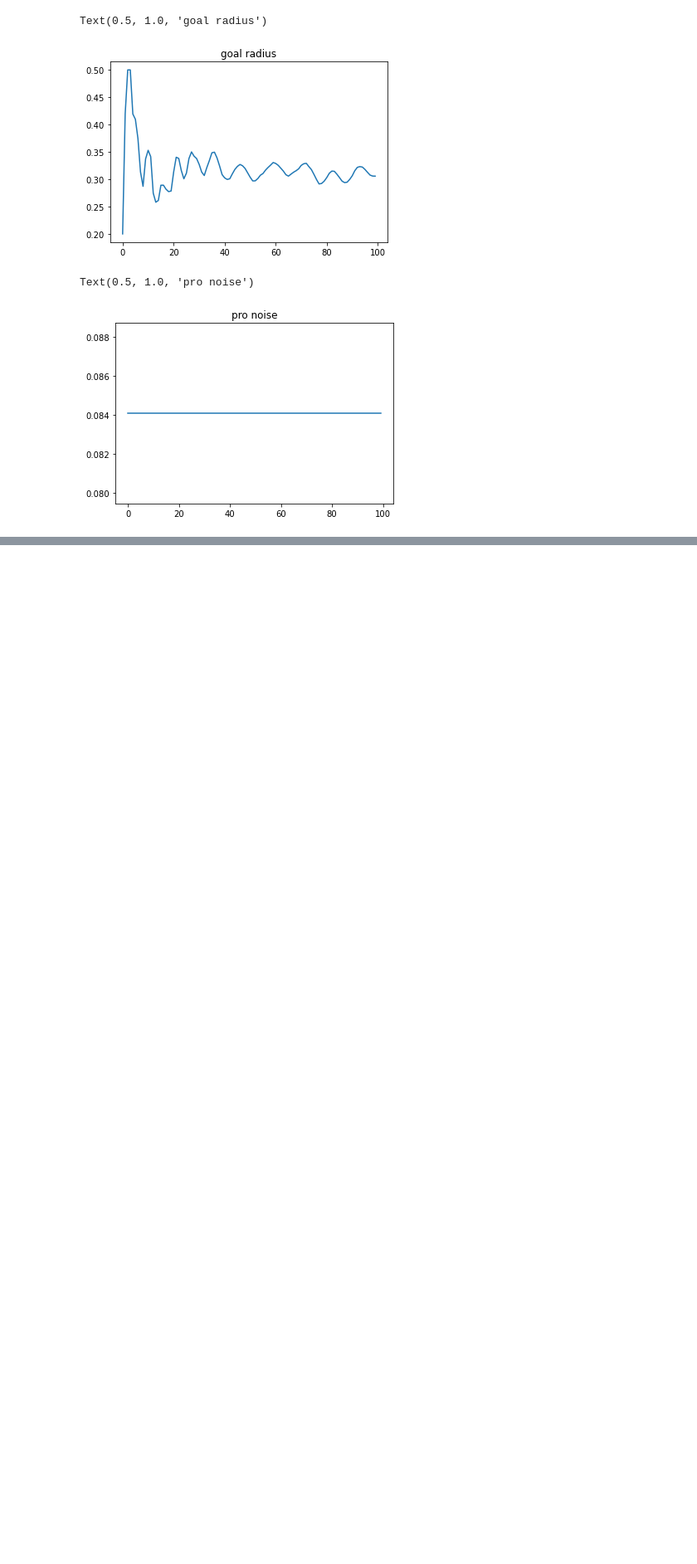
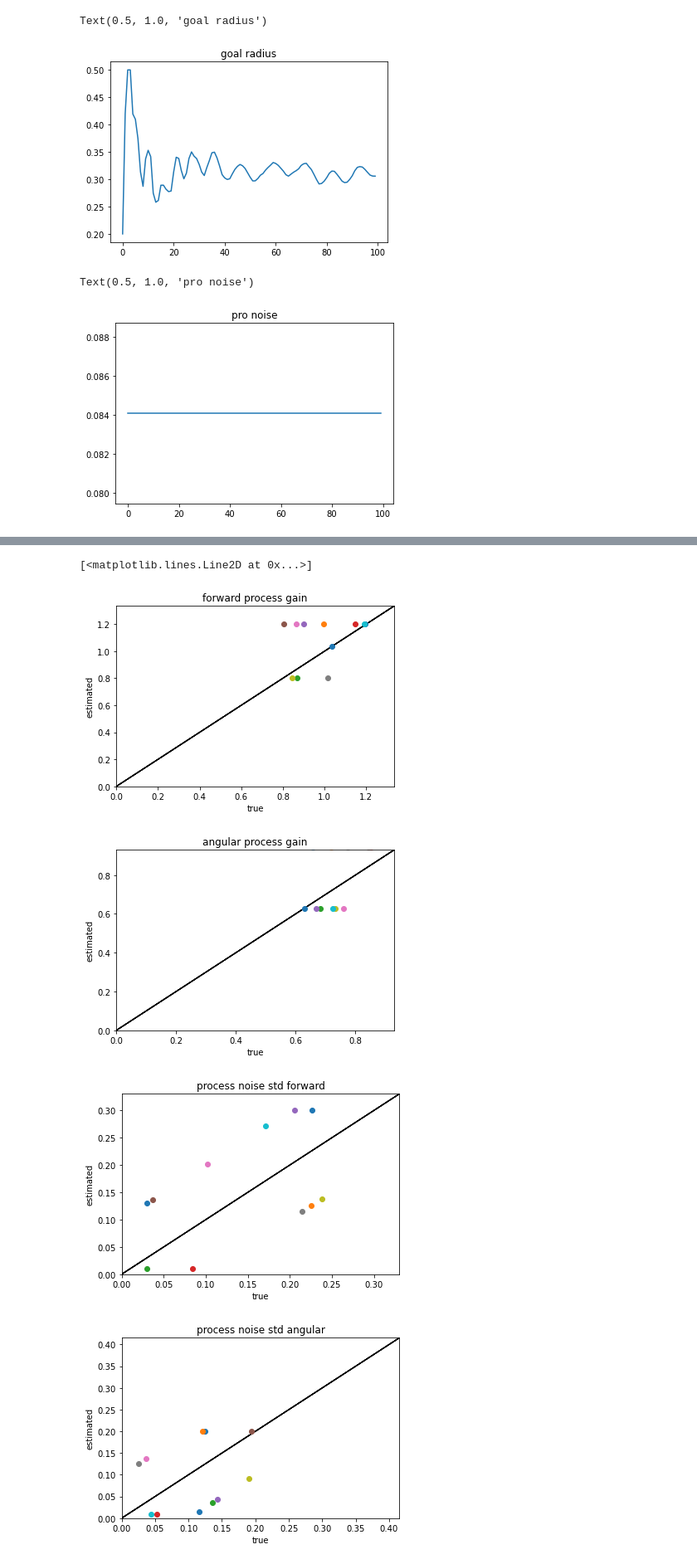
Before and after one commit to yizhoucc/ffsb, a Jupyter notebook: plot_notebook.ipynb, the cells around one changed output, grey strips where cells are left out. Shown: that part at 83% size. Cells and saved outputs as stored; diff of their text form; code cells hidden in the pictures; blank space fills up the shorter version.

```diff
--- a/plot_notebook.ipynb
+++ b/plot_notebook.ipynb
@@ -174,0 +195,36 @@ result_log
+# %%
+# for inverse model runs
+
+final_theta = []
+true_theta = []
+
+
+for result in result_log_set:
+        final_theta.append(result['theta'][-1])
+        true_theta.append(result['phi'])
+
+
+title_range = ['forward process gain', 'angular process gain', 'process noise std forward',
+                          'process noise std angular', 'obs gain forward', 'obs gain angular', 'obs noise std forward',
+                          'obs noise std angular', 'goal radius']
+
+for theta,phi in zip(final_theta,true_theta):
+    for i in range(9):
+        plt.figure(i)
+        plt.title(title_range[i])
+        plt.plot([-3.3,3.2], [-3.3,3.2],  c='k',linewidth=1.0)
+        plt.errorbar( phi[i],theta[i], yerr=0 , fmt='o')
+
+        plt.ylabel('estimated')
+        plt.xlabel('true')
+        plt.xlim(0, phi[i].max()+0.3)
+        plt.ylim(0, phi[i].max()+0.3)
+#         plt.xlim(phi[i].min()-0.3, phi[i].max()+0.3)
+#         plt.ylim(phi[i].min()-0.3, phi[i].max()+0.3)
+plt.plot(phi[i], phi[i],  c='b',linewidth=2.0)
+# %% [output]
+[<matplotlib.lines.Line2D at 0x...>]
+[figure, added]
+[figure, added]
+[figure, added]
+[figure, added]
```
Also changed, not shown: parts of 8 cells of this notebook, 5 other files.
